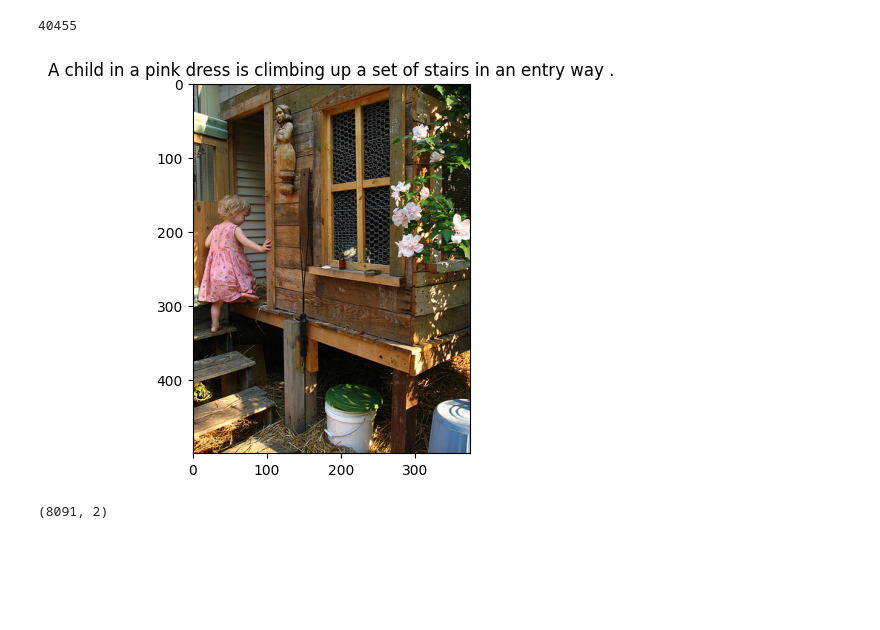
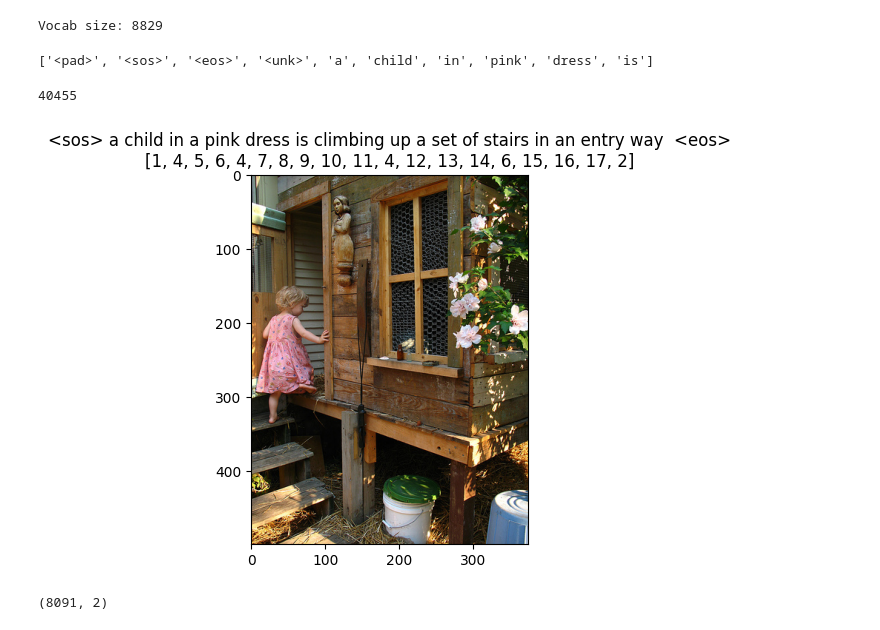
Before and after one commit to florinbarbisch/del, a Jupyter notebook: mc2.ipynb, the cells around one changed output. Saved outputs shown, nothing was run; the diff lists cells and outputs as text; code cells hidden in the pictures; blank space fills up the shorter version.

```diff
--- a/mc2.ipynb
+++ b/mc2.ipynb
@@ -10,0 +20,9 @@ from tqdm import tqdm
+# %%
+image_dir = 'flickr8k/images'
+caption_file = 'flickr8k/captions.txt'
+
+captions = pd.read_csv(caption_file, delimiter='|')['caption_text'].str.lower() \
+                                                         .replace(r"[^a-zA-Z0-9\s]+", "", regex=True) \
+                                                         .replace(r'\s+', ' ', regex=True)
+# %% [output]
+Vocab size: 8829
@@ -11,10 +50,29 @@ from tqdm import tqdm
+# %%
+# create embedding layer from scratch
+from collections import OrderedDict
+
+vocab = OrderedDict()
+vocab['<pad>'] = None
+vocab['<sos>'] = None
+vocab['<eos>'] = None
+vocab['<unk>'] = None
+
+special_word_tokenizer = RegexpTokenizer( r'(?:\w+|<\w+>)') # capture <word> tokens
+
+for caption in captions:
+    for word in special_word_tokenizer.tokenize(caption):
+        if word not in vocab:
+            vocab[word] = None
+
+idx2word = list(vocab.keys())
+word2idx = {word: idx for idx, word in enumerate(idx2word)}
+
+idx2word[:10]
+# %% [output]
+['<pad>', '<sos>', '<eos>', '<unk>', 'a', 'child', 'in', 'pink', 'dress', 'is']
 # %%
-image_dir = 'flickr8k/images'
-caption_file = 'flickr8k/captions.txt'
-
-
 class Flickr8kDataset(Dataset):
-    def __init__(self, root_dir, captions_file, transform=None):
+    def __init__(self, root_dir, captions_file, tokenizer, word2idx, transform=None):
         """
         Args:
             root_dir (string): Directory with all the images.
@@ -25,7 +83,18 @@ class Flickr8kDataset(Dataset):
         self.root_dir = root_dir
         self.df = pd.read_csv(captions_file, delimiter='|')
         self.transform = transform
+        self.tokenizer = tokenizer
         self._last_img = (None, None)
+        # clean caption_text
+        self.df['caption_text'] = self.df['caption_text'].str.lower() \
+                                                         .replace(r"[^a-zA-Z0-9\s]+", "", regex=True) \
+                                                         .replace(r'\s+', ' ', regex=True)
+        # append <start> and <end> to caption_text
+        self.df['caption_text'] = self.df['caption_text'].apply(lambda x: '<sos> ' + x + ' <eos>')
+        self.word2idx = word2idx
+
+    def _caption_to_idx(self, caption):
+        return [self.word2idx[word] for word in self.tokenizer(caption)]
 
     def __len__(self):
         return len(self.df)
@@ -43,23 +112,27 @@ class Flickr8kDataset(Dataset):
         caption_number = self.df.iloc[idx, 1]
         caption = self.df.iloc[idx, 2]
 
-        return image, caption_number, caption
+        # encode caption
+        caption_idx = self._caption_to_idx(caption)
+
+        return image, caption_number, caption_idx, caption
 
 
-dataset = Flickr8kDataset(image_dir, caption_file)
+dataset = Flickr8kDataset(image_dir, caption_file, special_word_tokenizer.tokenize, word2idx)
 print(len(dataset))
 # %% [output]
 40455
 # %%
 # display the first sample
 im = dataset[0][0]
-caption = dataset[0][2]
+caption_idx = dataset[0][2]
+caption = dataset[0][3]
 
 plt.imshow(im)
-plt.title(caption)
+plt.title(caption + '\n' + str(caption_idx))
 plt.show()
 # %% [output]
-[figure, old version]
+[figure, new version]
 # %%
 # analyze the image sizes
 sizes = []
```
Also changed, not shown: parts of 9 cells of this notebook, 1 other file.
